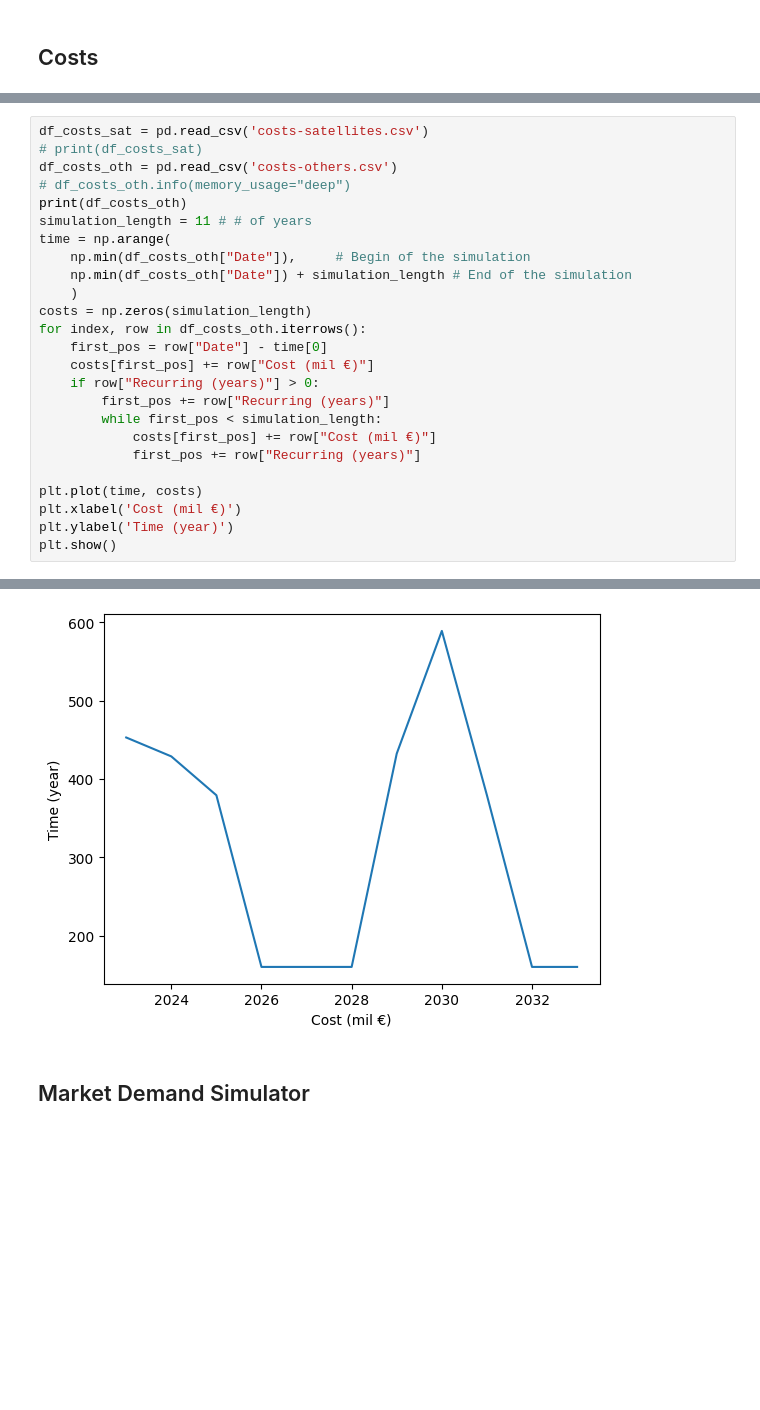
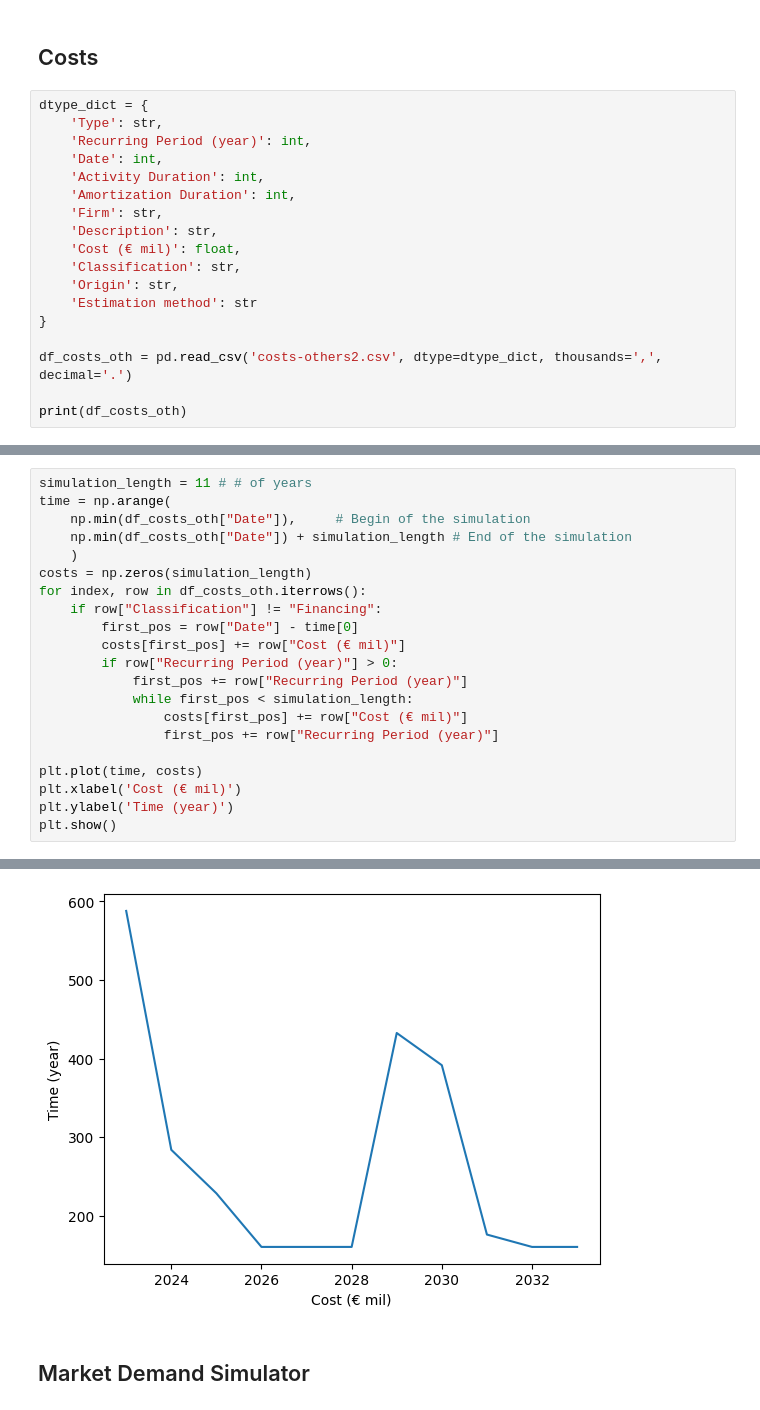
Before and after one commit to XaBerr/iride-constellation-cost-model, a Jupyter notebook: main.ipynb, the cells around one changed output, grey strips where cells are left out. Cells and saved outputs as stored; diff of their text form; blank space fills up the shorter version.

```diff
--- a/main.ipynb
+++ b/main.ipynb
@@ -12,3 +12,21 @@ from tabulate import tabulate
 # plt.style.use('_mpl-gallery')
 # %% [markdown]
 ## Costs
+# %%
+dtype_dict = {
+    'Type': str,
+    'Recurring Period (year)': int,
+    'Date': int,
+    'Activity Duration': int,
+    'Amortization Duration': int,
+    'Firm': str,
+    'Description': str,
+    'Cost (€ mil)': float,
+    'Classification': str,
+    'Origin': str,
+    'Estimation method': str
+}
+
+df_costs_oth = pd.read_csv('costs-others2.csv', dtype=dtype_dict, thousands=',', decimal='.')
+
+print(df_costs_oth)
@@ -15,9 +53,4 @@ from tabulate import tabulate
 # %%
-df_costs_sat = pd.read_csv('costs-satellites.csv')
-# print(df_costs_sat)
-df_costs_oth = pd.read_csv('costs-others.csv')
-# df_costs_oth.info(memory_usage="deep")
-print(df_costs_oth)
 simulation_length = 11 # # of years
 time = np.arange(
     np.min(df_costs_oth["Date"]),     # Begin of the simulation
@@ -25,16 +58,17 @@ time = np.arange(
     )
 costs = np.zeros(simulation_length)
 for index, row in df_costs_oth.iterrows():
-    first_pos = row["Date"] - time[0]
-    costs[first_pos] += row["Cost (mil €)"]
-    if row["Recurring (years)"] > 0:
-        first_pos += row["Recurring (years)"]
-        while first_pos < simulation_length:
-            costs[first_pos] += row["Cost (mil €)"]
-            first_pos += row["Recurring (years)"]
+    if row["Classification"] != "Financing":
+        first_pos = row["Date"] - time[0]
+        costs[first_pos] += row["Cost (€ mil)"]
+        if row["Recurring Period (year)"] > 0:
+            first_pos += row["Recurring Period (year)"]
+            while first_pos < simulation_length:
+                costs[first_pos] += row["Cost (€ mil)"]
+                first_pos += row["Recurring Period (year)"]
 
 plt.plot(time, costs)
-plt.xlabel('Cost (mil €)')
+plt.xlabel('Cost (€ mil)')
 plt.ylabel('Time (year)')
 plt.show()
 # %% [output]
@@ -55,4 +75,4 @@ plt.show()
-[figure, old version]
+[figure, new version]
 # %% [markdown]
 ## Market Demand Simulator
 # %%
```
Also changed, not shown: parts of 4 cells of this notebook, 2 other files.
